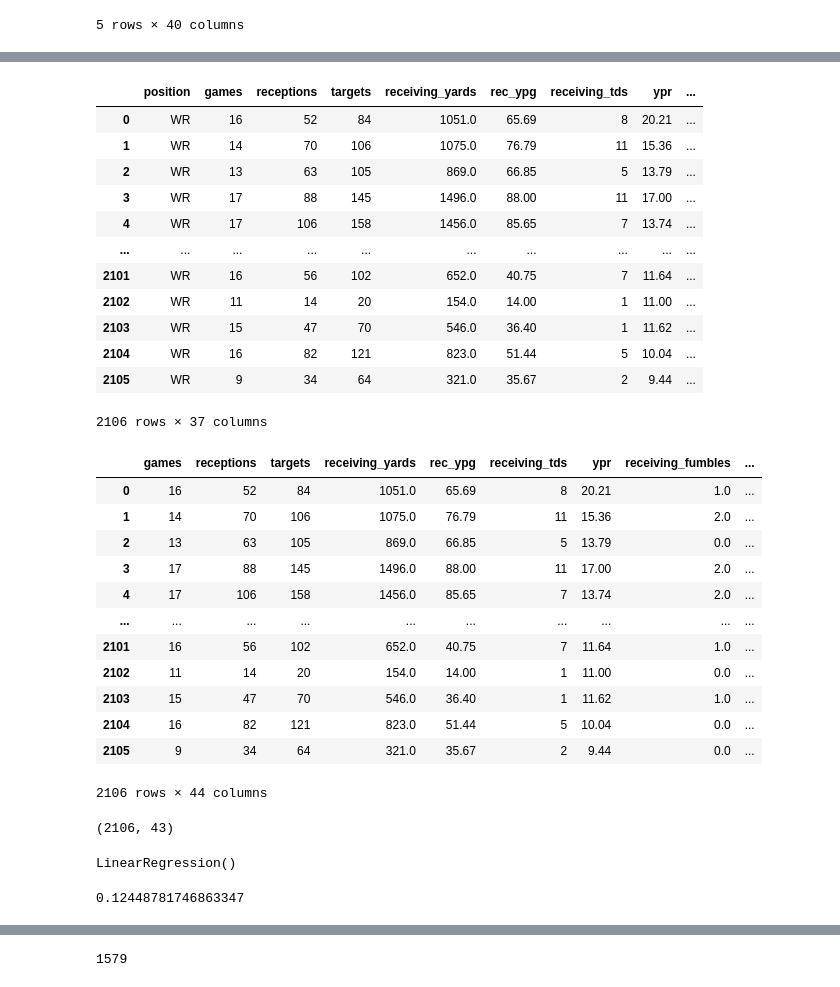
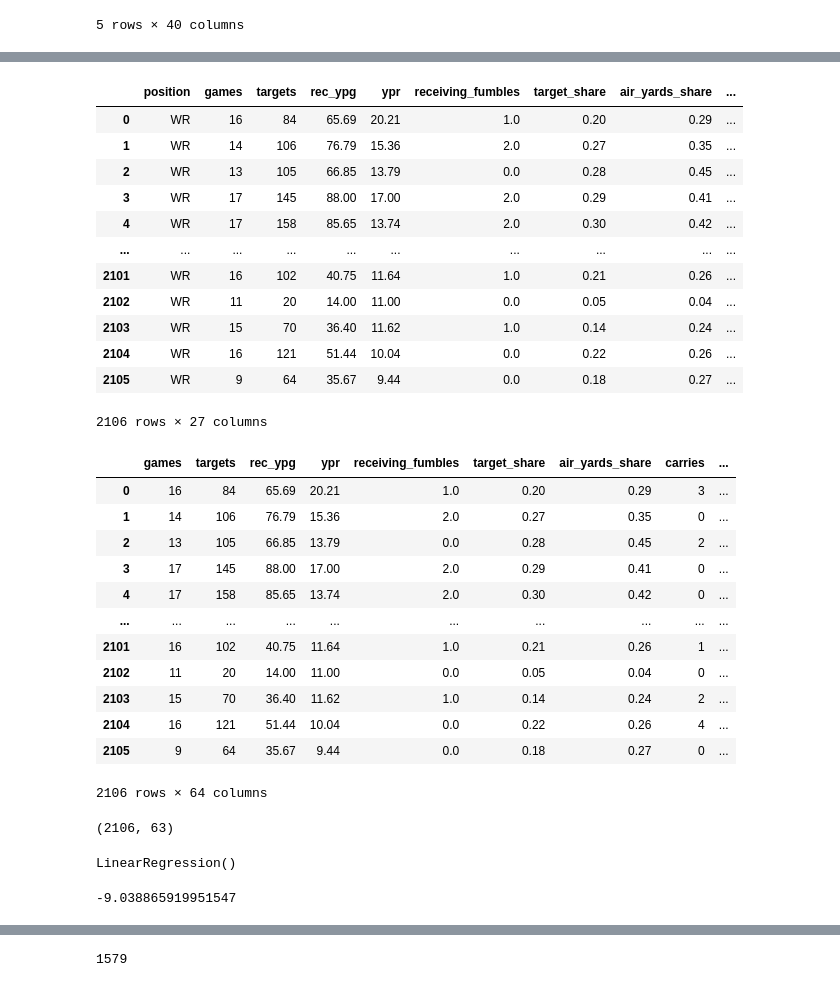
Before and after one commit to nmrodio/NFL_Fantasy_Football, a Jupyter notebook: nfl_fantasy_football_model.ipynb, the cells around one changed output, grey strips where cells are left out. Drawn from its saved outputs; the diff is of its cells as text; code cells hidden in the pictures.

```diff
--- a/nfl_fantasy_football_model.ipynb
+++ b/nfl_fantasy_football_model.ipynb
@@ -21,38 +36,40 @@ data.head()
 # %%
-data = data.drop(columns = ['name', 'team', 'stadium_name'])
+data = data.drop(columns = ['name', 'team', 'receptions', 'receiving_yards', 'receiving_tds', 'receiving_2pt_conversions',
+                            'rushing_yards', 'rushing_tds', 'rushing_2pt_conversions', 'completions', 'passing_yards',
+                            'passing_tds', 'interceptions'])
 data
 # %% [output]
-|  | position | games | receptions | targets | receiving_yards | rec_ypg | receiving_tds | ypr | ... |
-| 0 | WR | 16 | 52 | 84 | 1051.0 | 65.69 | 8 | 20.21 | ... |
-| 1 | WR | 14 | 70 | 106 | 1075.0 | 76.79 | 11 | 15.36 | ... |
-| 2 | WR | 13 | 63 | 105 | 869.0 | 66.85 | 5 | 13.79 | ... |
-| 3 | WR | 17 | 88 | 145 | 1496.0 | 88.00 | 11 | 17.00 | ... |
-| 4 | WR | 17 | 106 | 158 | 1456.0 | 85.65 | 7 | 13.74 | ... |
+|  | position | games | targets | rec_ypg | ypr | receiving_fumbles | target_share | air_yards_share | ... |
+| 0 | WR | 16 | 84 | 65.69 | 20.21 | 1.0 | 0.20 | 0.29 | ... |
+| 1 | WR | 14 | 106 | 76.79 | 15.36 | 2.0 | 0.27 | 0.35 | ... |
+| 2 | WR | 13 | 105 | 66.85 | 13.79 | 0.0 | 0.28 | 0.45 | ... |
+| 3 | WR | 17 | 145 | 88.00 | 17.00 | 2.0 | 0.29 | 0.41 | ... |
+| 4 | WR | 17 | 158 | 85.65 | 13.74 | 2.0 | 0.30 | 0.42 | ... |
 | ... | ... | ... | ... | ... | ... | ... | ... | ... | ... |
-| 2101 | WR | 16 | 56 | 102 | 652.0 | 40.75 | 7 | 11.64 | ... |
-| 2102 | WR | 11 | 14 | 20 | 154.0 | 14.00 | 1 | 11.00 | ... |
-| 2103 | WR | 15 | 47 | 70 | 546.0 | 36.40 | 1 | 11.62 | ... |
-| 2104 | WR | 16 | 82 | 121 | 823.0 | 51.44 | 5 | 10.04 | ... |
-| 2105 | WR | 9 | 34 | 64 | 321.0 | 35.67 | 2 | 9.44 | ... |
+| 2101 | WR | 16 | 102 | 40.75 | 11.64 | 1.0 | 0.21 | 0.26 | ... |
+| 2102 | WR | 11 | 20 | 14.00 | 11.00 | 0.0 | 0.05 | 0.04 | ... |
+| 2103 | WR | 15 | 70 | 36.40 | 11.62 | 1.0 | 0.14 | 0.24 | ... |
+| 2104 | WR | 16 | 121 | 51.44 | 10.04 | 0.0 | 0.22 | 0.26 | ... |
+| 2105 | WR | 9 | 64 | 35.67 | 9.44 | 0.0 | 0.18 | 0.27 | ... |
-2106 rows × 37 columns
+2106 rows × 27 columns
 # %%
 # Encoding categorical columns for model
 encoded_data = pd.get_dummies(data)
 encoded_data
 # %% [output]
-|  | games | receptions | targets | receiving_yards | rec_ypg | receiving_tds | ypr | receiving_fumbles | ... |
-| 0 | 16 | 52 | 84 | 1051.0 | 65.69 | 8 | 20.21 | 1.0 | ... |
-| 1 | 14 | 70 | 106 | 1075.0 | 76.79 | 11 | 15.36 | 2.0 | ... |
-| 2 | 13 | 63 | 105 | 869.0 | 66.85 | 5 | 13.79 | 0.0 | ... |
-| 3 | 17 | 88 | 145 | 1496.0 | 88.00 | 11 | 17.00 | 2.0 | ... |
-| 4 | 17 | 106 | 158 | 1456.0 | 85.65 | 7 | 13.74 | 2.0 | ... |
+|  | games | targets | rec_ypg | ypr | receiving_fumbles | target_share | air_yards_share | carries | ... |
+| 0 | 16 | 84 | 65.69 | 20.21 | 1.0 | 0.20 | 0.29 | 3 | ... |
+| 1 | 14 | 106 | 76.79 | 15.36 | 2.0 | 0.27 | 0.35 | 0 | ... |
+| 2 | 13 | 105 | 66.85 | 13.79 | 0.0 | 0.28 | 0.45 | 2 | ... |
+| 3 | 17 | 145 | 88.00 | 17.00 | 2.0 | 0.29 | 0.41 | 0 | ... |
+| 4 | 17 | 158 | 85.65 | 13.74 | 2.0 | 0.30 | 0.42 | 0 | ... |
 | ... | ... | ... | ... | ... | ... | ... | ... | ... | ... |
-| 2101 | 16 | 56 | 102 | 652.0 | 40.75 | 7 | 11.64 | 1.0 | ... |
-| 2102 | 11 | 14 | 20 | 154.0 | 14.00 | 1 | 11.00 | 0.0 | ... |
-| 2103 | 15 | 47 | 70 | 546.0 | 36.40 | 1 | 11.62 | 1.0 | ... |
-| 2104 | 16 | 82 | 121 | 823.0 | 51.44 | 5 | 10.04 | 0.0 | ... |
-| 2105 | 9 | 34 | 64 | 321.0 | 35.67 | 2 | 9.44 | 0.0 | ... |
+| 2101 | 16 | 102 | 40.75 | 11.64 | 1.0 | 0.21 | 0.26 | 1 | ... |
+| 2102 | 11 | 20 | 14.00 | 11.00 | 0.0 | 0.05 | 0.04 | 0 | ... |
+| 2103 | 15 | 70 | 36.40 | 11.62 | 1.0 | 0.14 | 0.24 | 2 | ... |
+| 2104 | 16 | 121 | 51.44 | 10.04 | 0.0 | 0.22 | 0.26 | 4 | ... |
+| 2105 | 9 | 64 | 35.67 | 9.44 | 0.0 | 0.18 | 0.27 | 0 | ... |
-2106 rows × 44 columns
+2106 rows × 64 columns
 # %%
 # Defining y (target variable)
 y = encoded_data['fantasy_points_ppr']
@@ -62,7 +79,7 @@ X = encoded_data.drop(columns = 'fantasy_points_ppr')
 
 X.shape
 # %% [output]
-(2106, 43)
+(2106, 63)
 # %%
 # Spliting model into training and testing data
 X_train, X_test, y_train, y_test = train_test_split(X,
@@ -78,7 +95,7 @@ LinearRegression()
 intercept = lr_model.intercept_
 intercept
 # %% [output]
-0.12448781746863347
+-9.038865919951547
 # %%
 m = lr_model.coef_
 m
```
Also changed, not shown: parts of 11 cells of this notebook.
